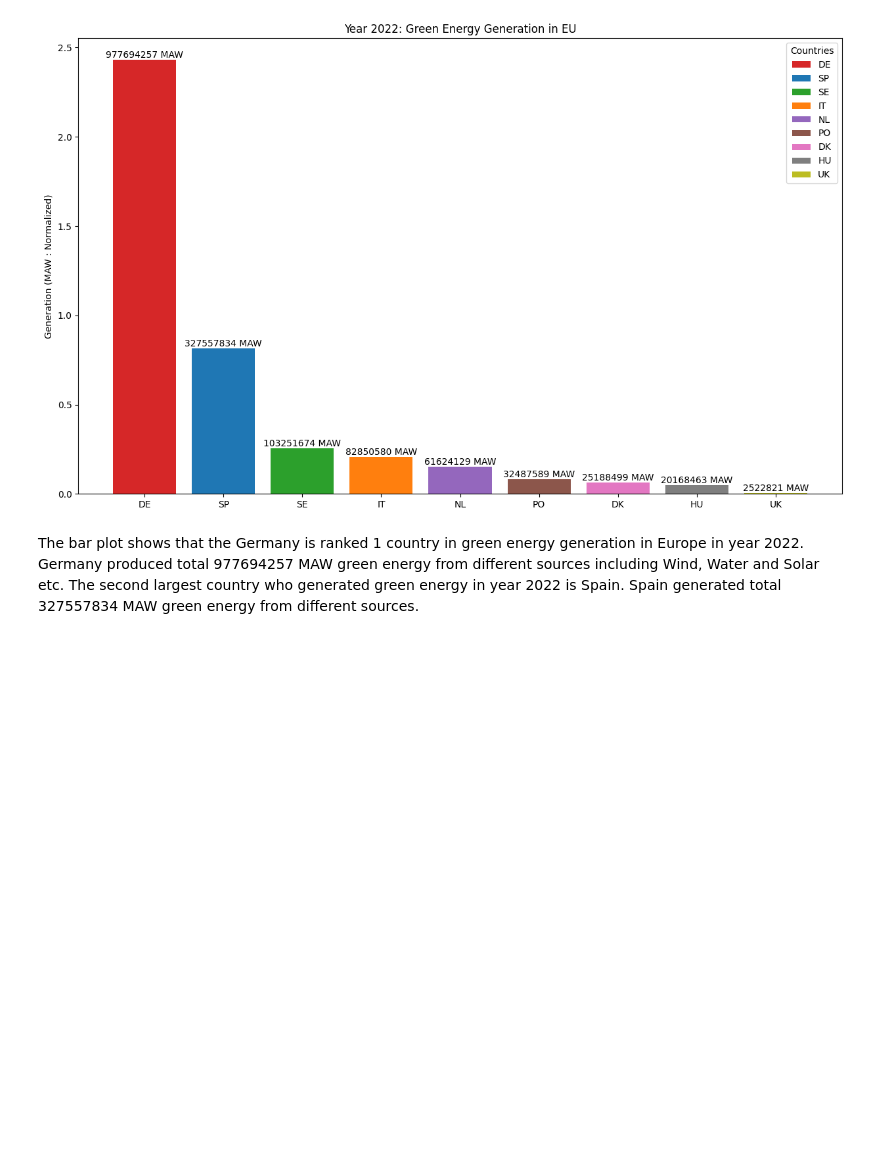
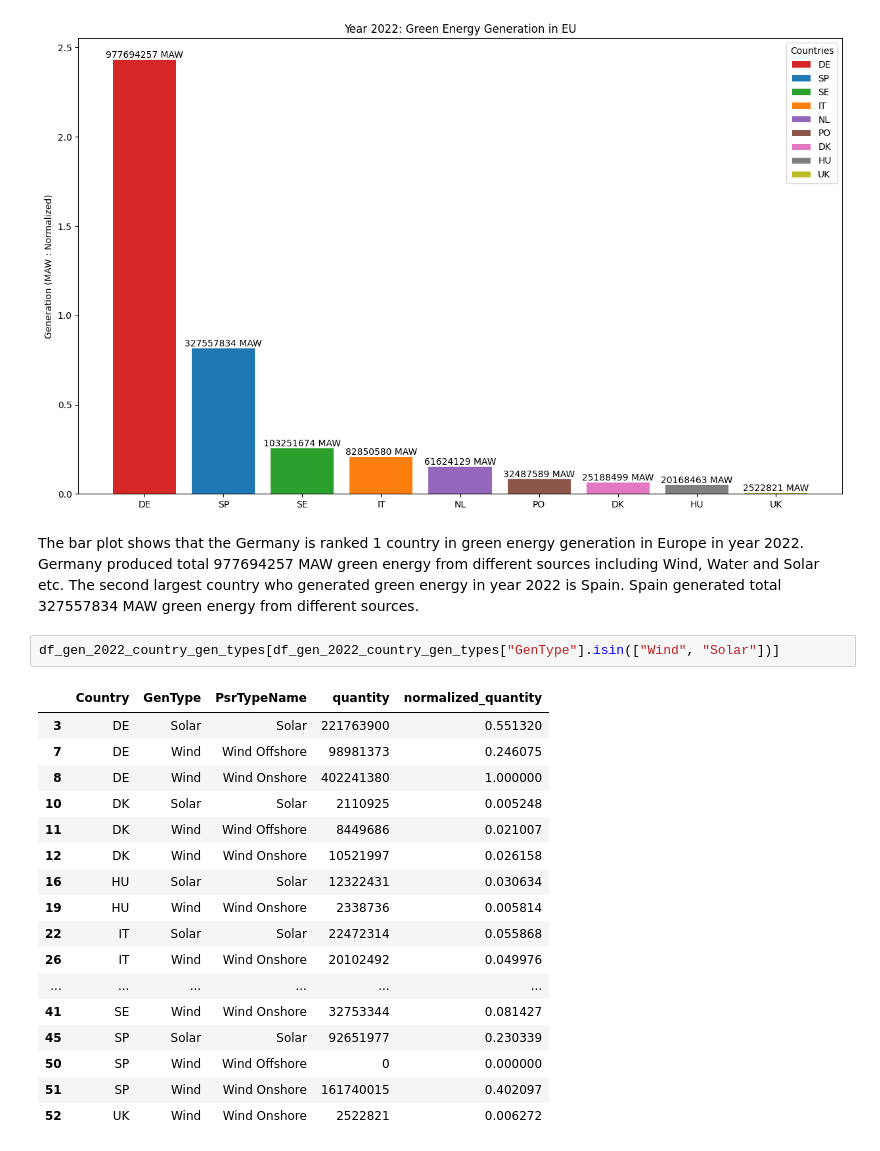
Before and after one commit to mahbubur-87/SE-Europe-Data_Challenge_Template, a Jupyter notebook: se-europe-data-challenge-data-analysis.ipynb, the cells around one changed output. Drawn from its saved outputs; the diff is of its cells as text; blank space fills up the shorter version.

```diff
--- a/se-europe-data-challenge-data-analysis.ipynb
+++ b/se-europe-data-challenge-data-analysis.ipynb
@@ -287,3 +287,23 @@ plt.show()
 [figure]
 # %% [markdown]
 The bar plot shows that the Germany is ranked 1 country in green energy generation in Europe in year 2022. Germany produced total 977694257 MAW green energy from different sources including Wind, Water and Solar etc. The second largest country who generated green energy in year 2022 is Spain. Spain generated total 327557834 MAW green energy from different sources.
+# %%
+df_gen_2022_country_gen_types[df_gen_2022_country_gen_types["GenType"].isin(["Wind", "Solar"])]
+# %% [output]
+|  | Country | GenType | PsrTypeName | quantity | normalized_quantity |
+| 3 | DE | Solar | Solar | 221763900 | 0.551320 |
+| 7 | DE | Wind | Wind Offshore | 98981373 | 0.246075 |
+| 8 | DE | Wind | Wind Onshore | 402241380 | 1.000000 |
+| 10 | DK | Solar | Solar | 2110925 | 0.005248 |
+| 11 | DK | Wind | Wind Offshore | 8449686 | 0.021007 |
+| 12 | DK | Wind | Wind Onshore | 10521997 | 0.026158 |
+| 16 | HU | Solar | Solar | 12322431 | 0.030634 |
+| 19 | HU | Wind | Wind Onshore | 2338736 | 0.005814 |
+| 22 | IT | Solar | Solar | 22472314 | 0.055868 |
+| 26 | IT | Wind | Wind Onshore | 20102492 | 0.049976 |
+| ... | ... | ... | ... | ... | ... |
+| 41 | SE | Wind | Wind Onshore | 32753344 | 0.081427 |
+| 45 | SP | Solar | Solar | 92651977 | 0.230339 |
+| 50 | SP | Wind | Wind Offshore | 0 | 0.000000 |
+| 51 | SP | Wind | Wind Onshore | 161740015 | 0.402097 |
+| 52 | UK | Wind | Wind Onshore | 2522821 | 0.006272 |
```
Also changed, not shown: parts of 8 cells of this notebook.
